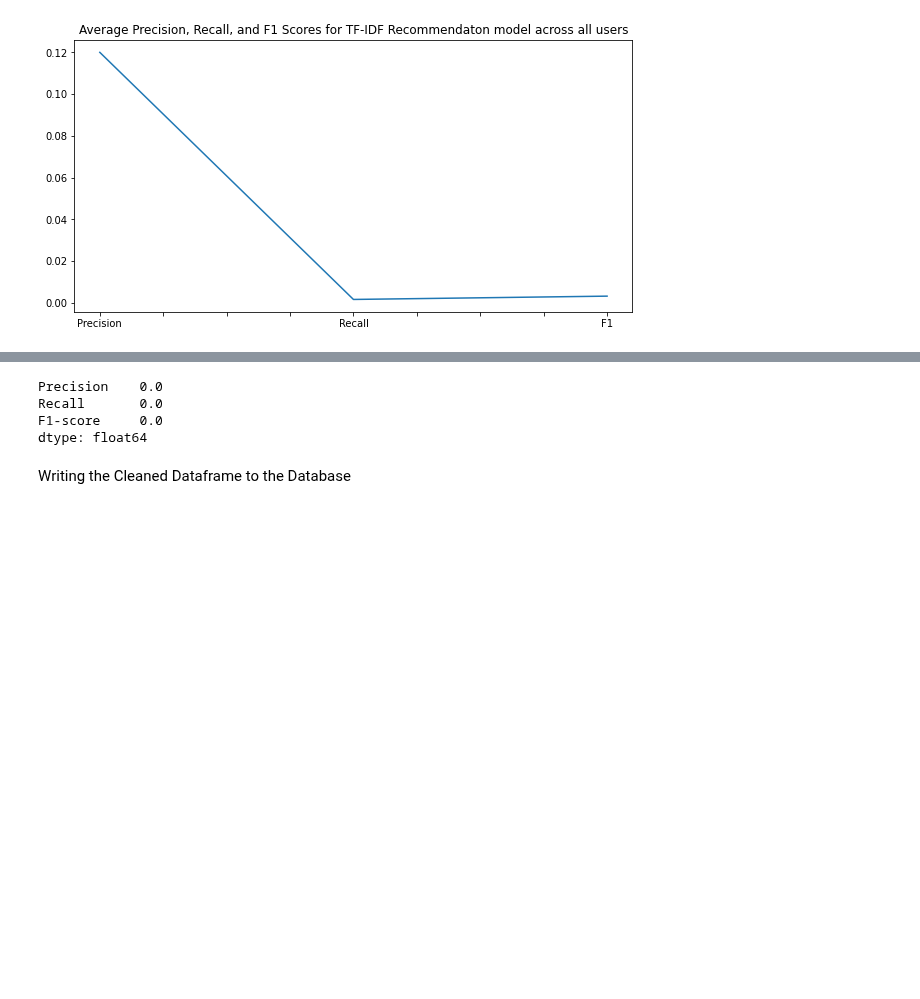
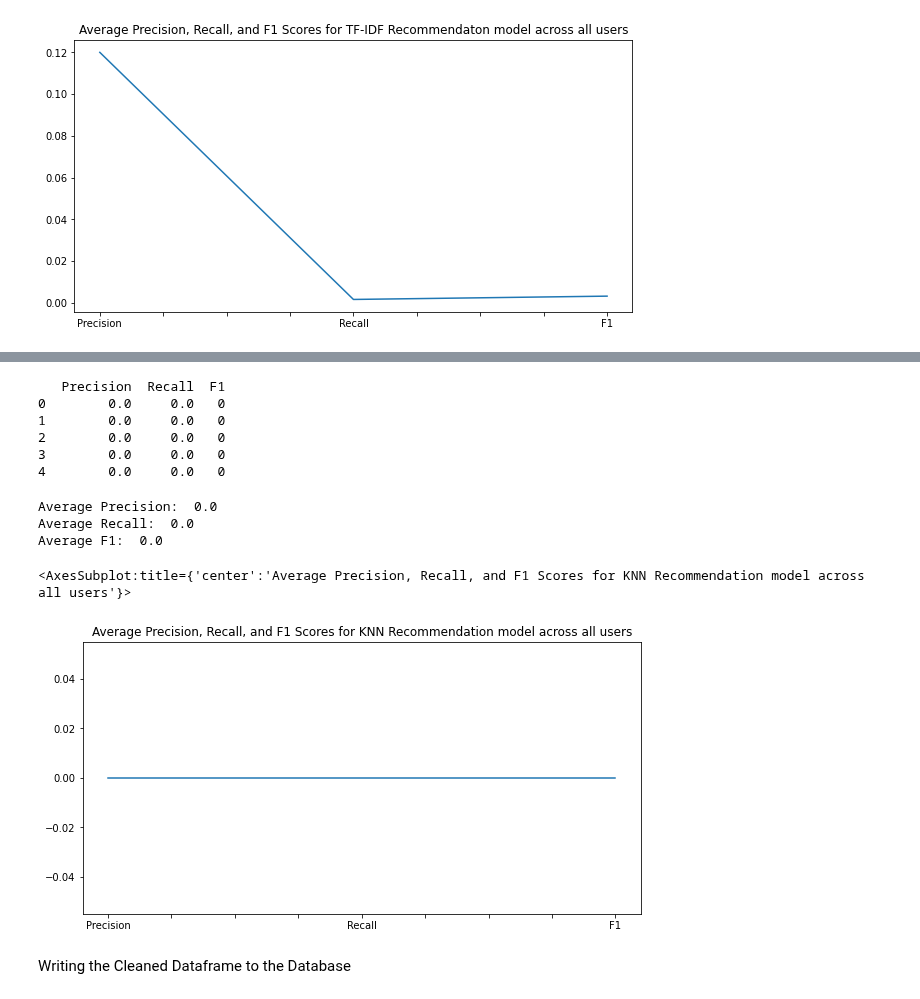
Before and after one commit to EricCallaway/Music_Recommendation_Application, a Jupyter notebook: tf-idf_recommendation.ipynb, the cells around one changed output, grey strips where cells are left out. Saved outputs shown, nothing was run; the diff lists cells and outputs as text; code cells hidden in the pictures; blank space fills up the shorter version.

Commit message:
[ADD] Added the KNN version with the Precision, Recall and F1 Scores.

```diff
--- a/tf-idf_recommendation.ipynb
+++ b/tf-idf_recommendation.ipynb
@@ -473,15 +439,0 @@ def evaluate_user(user_id, cosine_sim_matrix, user_item_matrix, threshold):
-# %%
-# Calculate the average precision, recall, and F1-score across all users
-threshold = 0.7
-metrics = []
-for user_id in user_item_matrix.index:
-    precision, recall, f1_score = evaluate_user(user_id, cosine_sim_matrix, user_item_matrix, threshold)
-    metrics.append([precision, recall, f1_score])
-
-average_metrics = pd.DataFrame(metrics, columns=['Precision', 'Recall', 'F1-score']).mean()
-print(average_metrics)
-# %% [output]
-Precision    0.0
-Recall       0.0
-F1-score     0.0
-dtype: float64
@@ -488,3 +503,30 @@ dtype: float64
+# %%
+# Call the evaluate recommendations function
+knn_scores_df = evaluate_recommendations(user_recommendations=knn_user_recommendations, user_item_matrix=user_item_matrix, top_cols_df=top_cols_df)
+
+# Print the scores DataFrame
+print(knn_scores_df)
+# %% [output]
+   Precision  Recall  F1
+0        0.0     0.0   0
+1        0.0     0.0   0
+2        0.0     0.0   0
+3        0.0     0.0   0
+4        0.0     0.0   0
+# %%
+# Print the average precision, recall, and F1 scores
+print("Average Precision: ", knn_scores_df['Precision'].mean())
+print("Average Recall: ", knn_scores_df['Recall'].mean())
+print("Average F1: ", knn_scores_df['F1'].mean())
+
+# Show the Precision, Recall, and F1 Scores averaged across all users on a line plot
+knn_scores_df.mean().plot(kind='line', title='Average Precision, Recall, and F1 Scores for KNN Recommendation model across all users', figsize=(10, 5))
+# %% [output]
+Average Precision:  0.0
+Average Recall:  0.0
+Average F1:  0.0
+<AxesSubplot:title={'center':'Average Precision, Recall, and F1 Scores for KNN Recommendation model across all users'}>
+[figure, added]
 # %% [markdown]
 Writing the Cleaned Dataframe to the Database
 # %%
```
Also changed, not shown: parts of 4 cells of this notebook.
